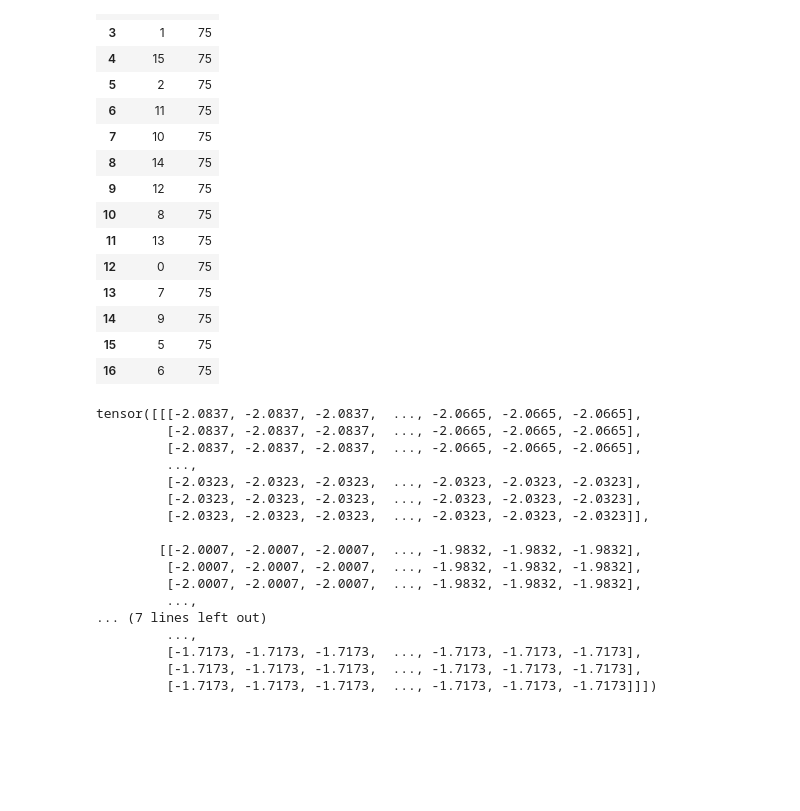
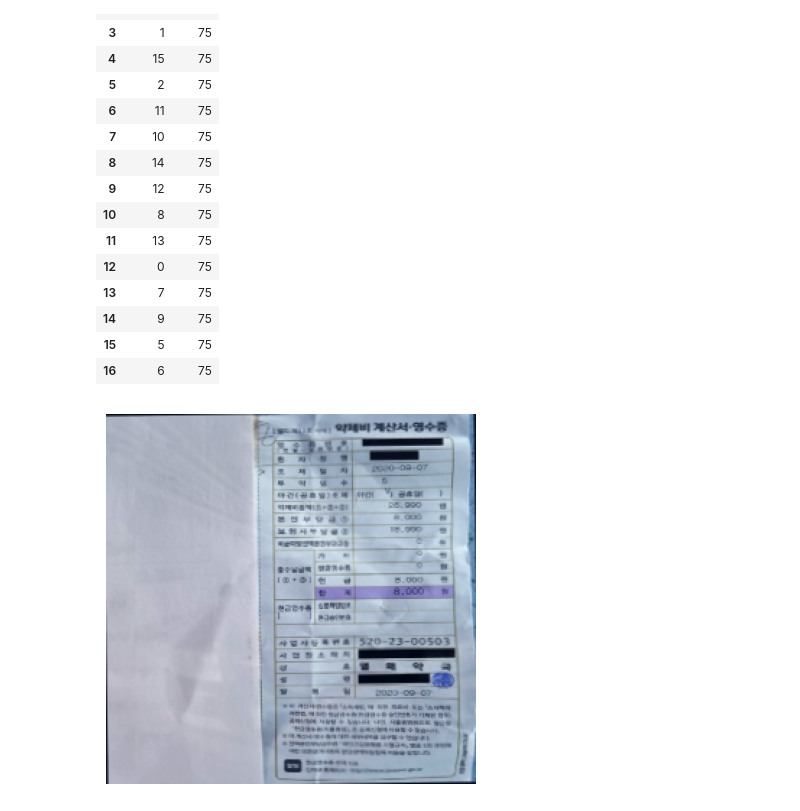
Before and after one commit to kdlee02/upstageailab-cv-classification-cv_2, a Jupyter notebook: LSM/test.ipynb, the cells around one changed output. Saved outputs shown, nothing was run; the diff lists cells and outputs as text; code cells hidden in the pictures; blank space fills up the shorter version.

```diff
--- a/LSM/test.ipynb
+++ b/LSM/test.ipynb
@@ -319,23 +319,21 @@ transform = A.Compose([
             A.Normalize(mean=mean, std=std),
             ToTensorV2(),
         ])
-# %%
-transform(image=np.array(image))['image']
-# %% [output]
-tensor([[[-2.0837, -2.0837, -2.0837,  ..., -2.0665, -2.0665, -2.0665],
-         [-2.0837, -2.0837, -2.0837,  ..., -2.0665, -2.0665, -2.0665],
-         [-2.0837, -2.0837, -2.0837,  ..., -2.0665, -2.0665, -2.0665],
-         ...,
-         [-2.0323, -2.0323, -2.0323,  ..., -2.0323, -2.0323, -2.0323],
-         [-2.0323, -2.0323, -2.0323,  ..., -2.0323, -2.0323, -2.0323],
-         [-2.0323, -2.0323, -2.0323,  ..., -2.0323, -2.0323, -2.0323]],
-
-        [[-2.0007, -2.0007, -2.0007,  ..., -1.9832, -1.9832, -1.9832],
-         [-2.0007, -2.0007, -2.0007,  ..., -1.9832, -1.9832, -1.9832],
-         [-2.0007, -2.0007, -2.0007,  ..., -1.9832, -1.9832, -1.9832],
-         ...,
-... (7 lines left out)
-         ...,
-         [-1.7173, -1.7173, -1.7173,  ..., -1.7173, -1.7173, -1.7173],
-         [-1.7173, -1.7173, -1.7173,  ..., -1.7173, -1.7173, -1.7173],
-         [-1.7173, -1.7173, -1.7173,  ..., -1.7173, -1.7173, -1.7173]]])
+# %%
+tensor_image = transform(image=np.array(image))['image']
+img = tensor_image.clone()
+img = img.numpy()
+
+img_min = img.min()
+img_max = img.max()
+img = (img - img_min) / (img_max - img_min)  # 0~1로 스케일링
+
+# channel first -> channel last 로 변경
+img = img.transpose(1,2,0)
+
+# matplotlib 출력
+plt.imshow(img)
+plt.axis('off')
+plt.show()
+# %% [output]
+[figure, added]
```
Also changed, not shown: 23 other files.
